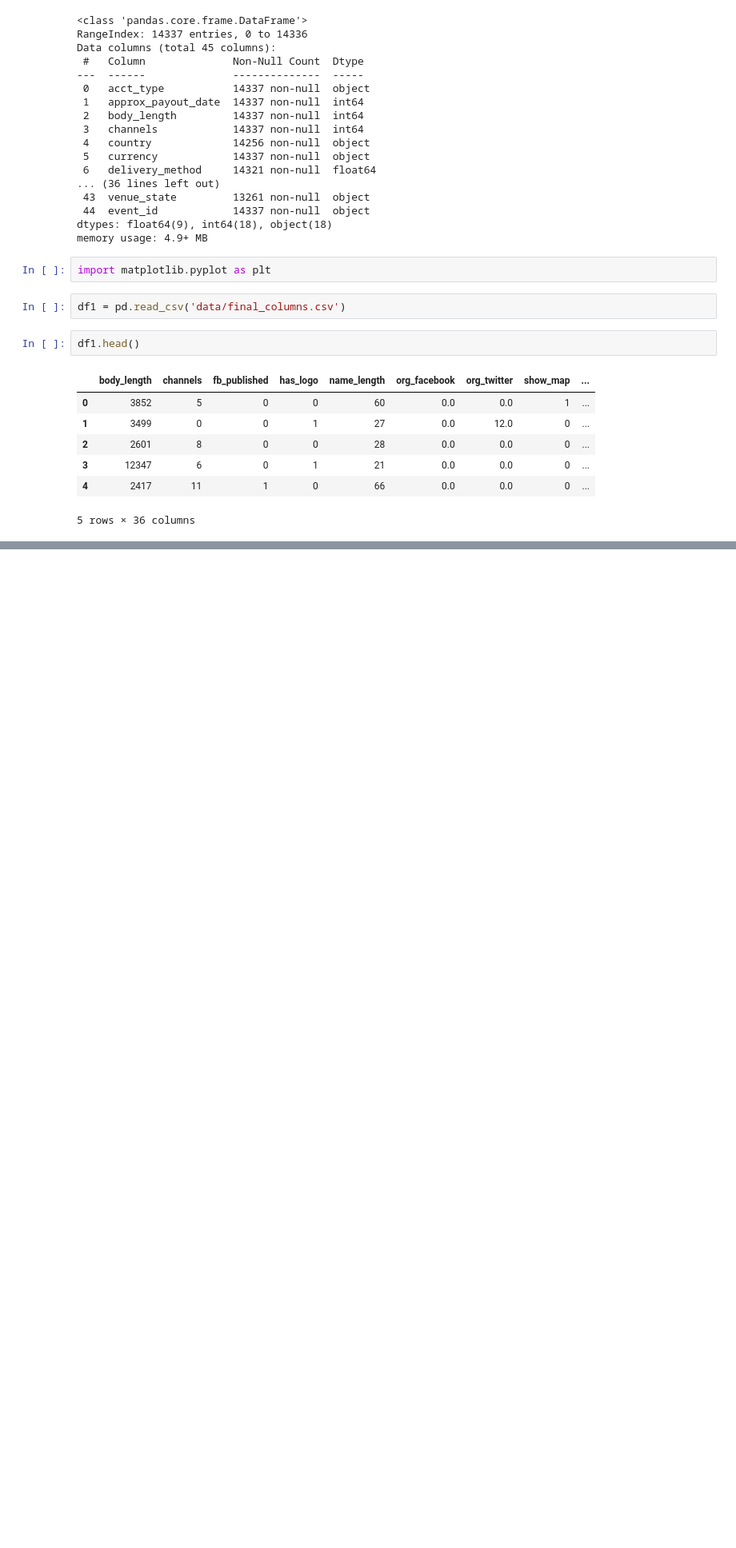
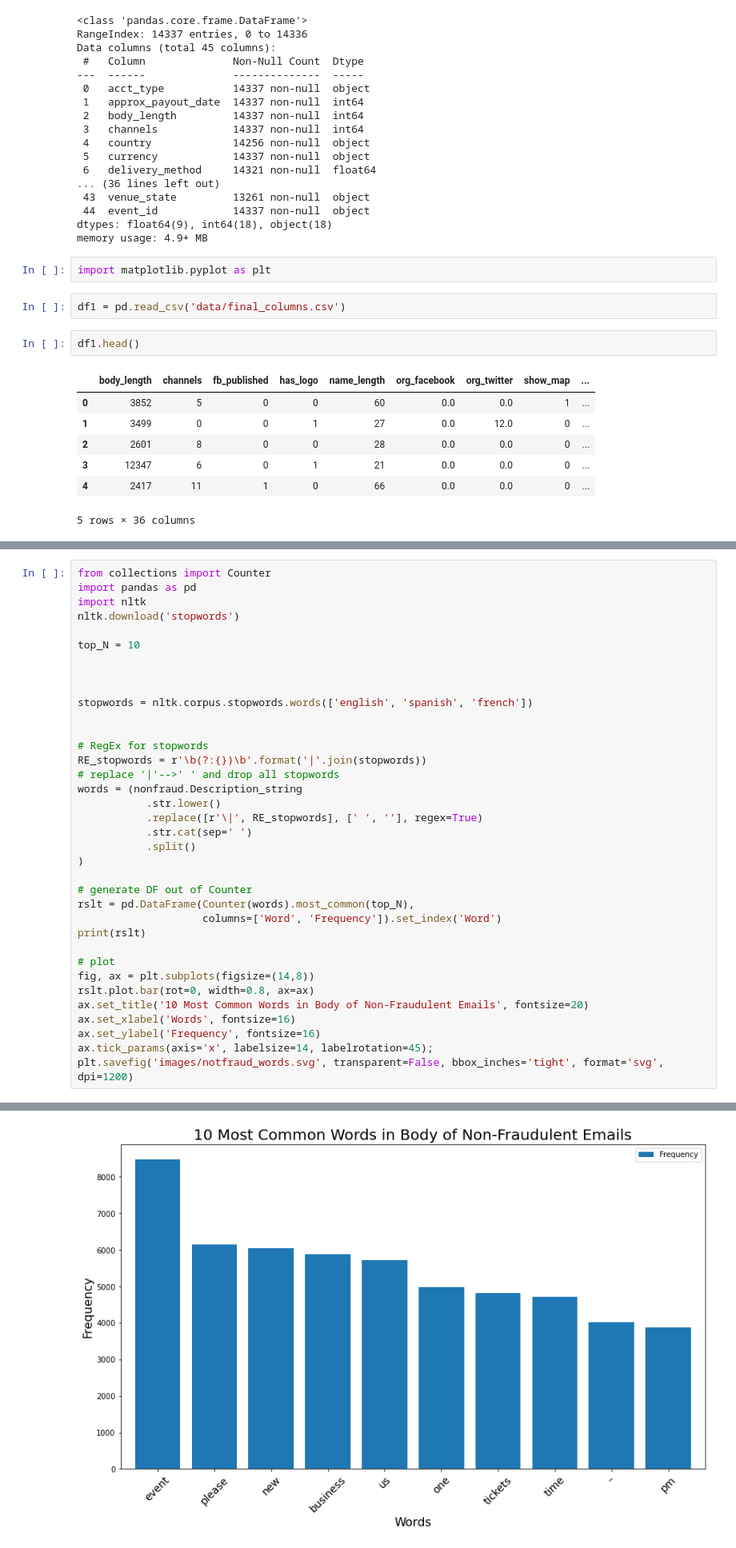
Before and after one commit to gverploeg/Fraud_Detection-, a Jupyter notebook: Sams-notebook.ipynb, the cells around one changed output, grey strips where cells are left out. Shown: that part at 80% size. Saved outputs shown, nothing was run; the diff lists cells and outputs as text; blank space fills up the shorter version.

```diff
--- a/Sams-notebook.ipynb
+++ b/Sams-notebook.ipynb
@@ -116,0 +210,37 @@ ax.set_xticklabels(labels=x, fontsize=16);
+# %%
+from collections import Counter
+import pandas as pd
+import nltk
+nltk.download('stopwords')
+
+top_N = 10
+
+
+
+stopwords = nltk.corpus.stopwords.words(['english', 'spanish', 'french'])
+
+
+# RegEx for stopwords
+RE_stopwords = r'\b(?:{})\b'.format('|'.join(stopwords))
+# replace '|'-->' ' and drop all stopwords
+words = (nonfraud.Description_string
+           .str.lower()
+           .replace([r'\|', RE_stopwords], [' ', ''], regex=True)
+           .str.cat(sep=' ')
+           .split()
+)
+
+# generate DF out of Counter
+rslt = pd.DataFrame(Counter(words).most_common(top_N),
+                    columns=['Word', 'Frequency']).set_index('Word')
+print(rslt)
+
+# plot
+fig, ax = plt.subplots(figsize=(14,8))
+rslt.plot.bar(rot=0, width=0.8, ax=ax)
+ax.set_title('10 Most Common Words in Body of Non-Fraudulent Emails', fontsize=20)
+ax.set_xlabel('Words', fontsize=16)
+ax.set_ylabel('Frequency', fontsize=16)
+ax.tick_params(axis='x', labelsize=14, labelrotation=45);
+plt.savefig('images/notfraud_words.svg', transparent=False, bbox_inches='tight', format='svg', dpi=1200)
+# %% [output]
@@ -116,0 +262 @@ ax.set_xticklabels(labels=x, fontsize=16);
+[figure, added]
```
Also changed, not shown: parts of 10 cells of this notebook, 4 other files.
